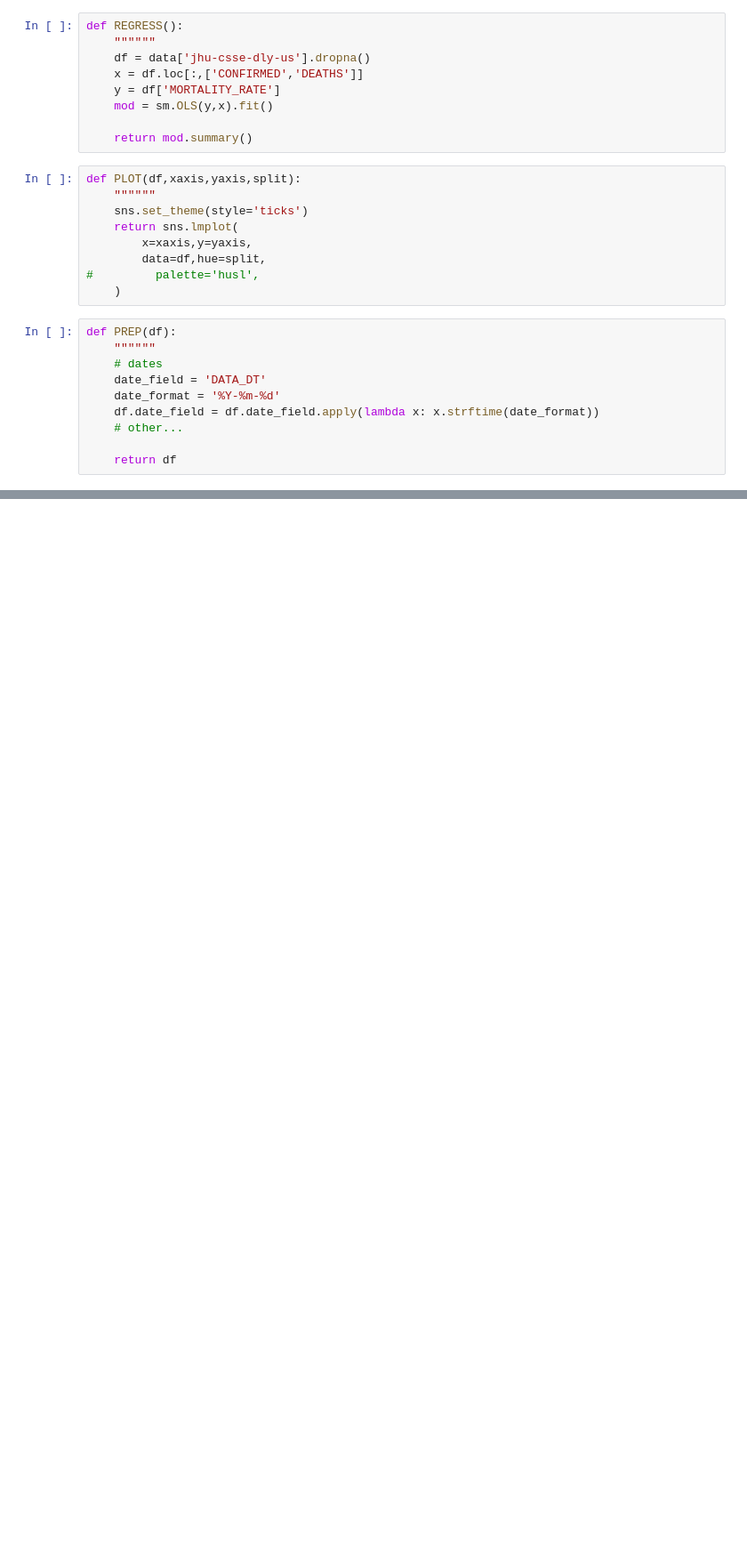
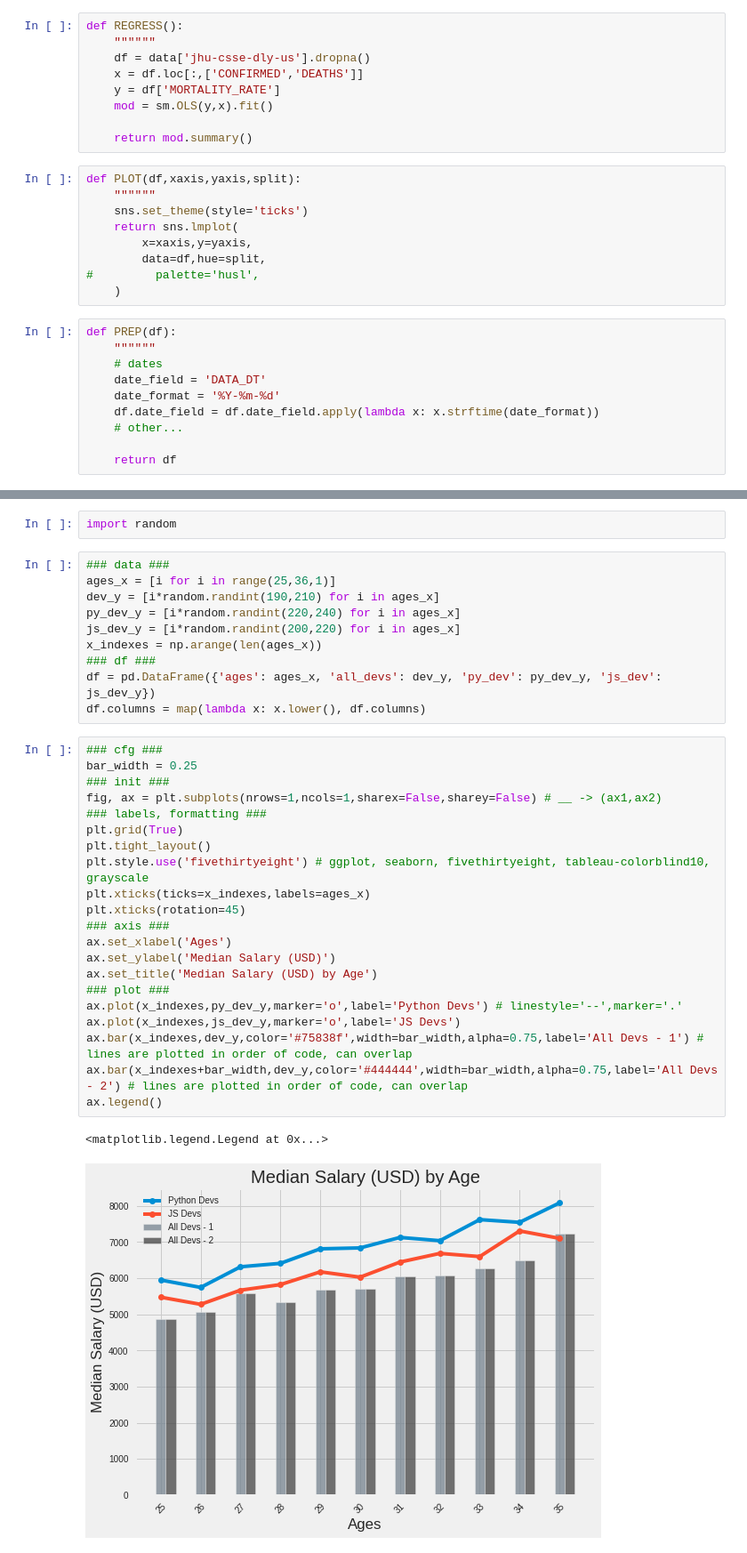
Before and after one commit to tsj7ww/folio, a Jupyter notebook: analysis/covid19/analysis.ipynb, the cells around one changed output, grey strips where cells are left out. Shown at 89% size. Cells and saved outputs as stored; diff of their text form; blank space fills up the shorter version.

```diff
--- a/analysis/covid19/analysis.ipynb
+++ b/analysis/covid19/analysis.ipynb
@@ -196,0 +220,36 @@ sns.scatterplot(
+# %%
+import random
+# %%
+### data ###
+ages_x = [i for i in range(25,36,1)]
+dev_y = [i*random.randint(190,210) for i in ages_x]
+py_dev_y = [i*random.randint(220,240) for i in ages_x]
+js_dev_y = [i*random.randint(200,220) for i in ages_x]
+x_indexes = np.arange(len(ages_x))
+### df ###
+df = pd.DataFrame({'ages': ages_x, 'all_devs': dev_y, 'py_dev': py_dev_y, 'js_dev': js_dev_y})
+df.columns = map(lambda x: x.lower(), df.columns)
+# %%
+### cfg ###
+bar_width = 0.25
+### init ###
+fig, ax = plt.subplots(nrows=1,ncols=1,sharex=False,sharey=False) # __ -> (ax1,ax2)
+### labels, formatting ###
+plt.grid(True)
+plt.tight_layout()
+plt.style.use('fivethirtyeight') # ggplot, seaborn, fivethirtyeight, tableau-colorblind10, grayscale
+plt.xticks(ticks=x_indexes,labels=ages_x)
+plt.xticks(rotation=45)
+### axis ###
+ax.set_xlabel('Ages')
+ax.set_ylabel('Median Salary (USD)')
+ax.set_title('Median Salary (USD) by Age')
+### plot ###
+ax.plot(x_indexes,py_dev_y,marker='o',label='Python Devs') # linestyle='--',marker='.'
+ax.plot(x_indexes,js_dev_y,marker='o',label='JS Devs')
+ax.bar(x_indexes,dev_y,color='#75838f',width=bar_width,alpha=0.75,label='All Devs - 1') # lines are plotted in order of code, can overlap
+ax.bar(x_indexes+bar_width,dev_y,color='#444444',width=bar_width,alpha=0.75,label='All Devs - 2') # lines are plotted in order of code, can overlap
+ax.legend()
+# %% [output]
+<matplotlib.legend.Legend at 0x...>
+[figure, added]
```
Also changed, not shown: parts of 10 cells of this notebook, 48 other files.
